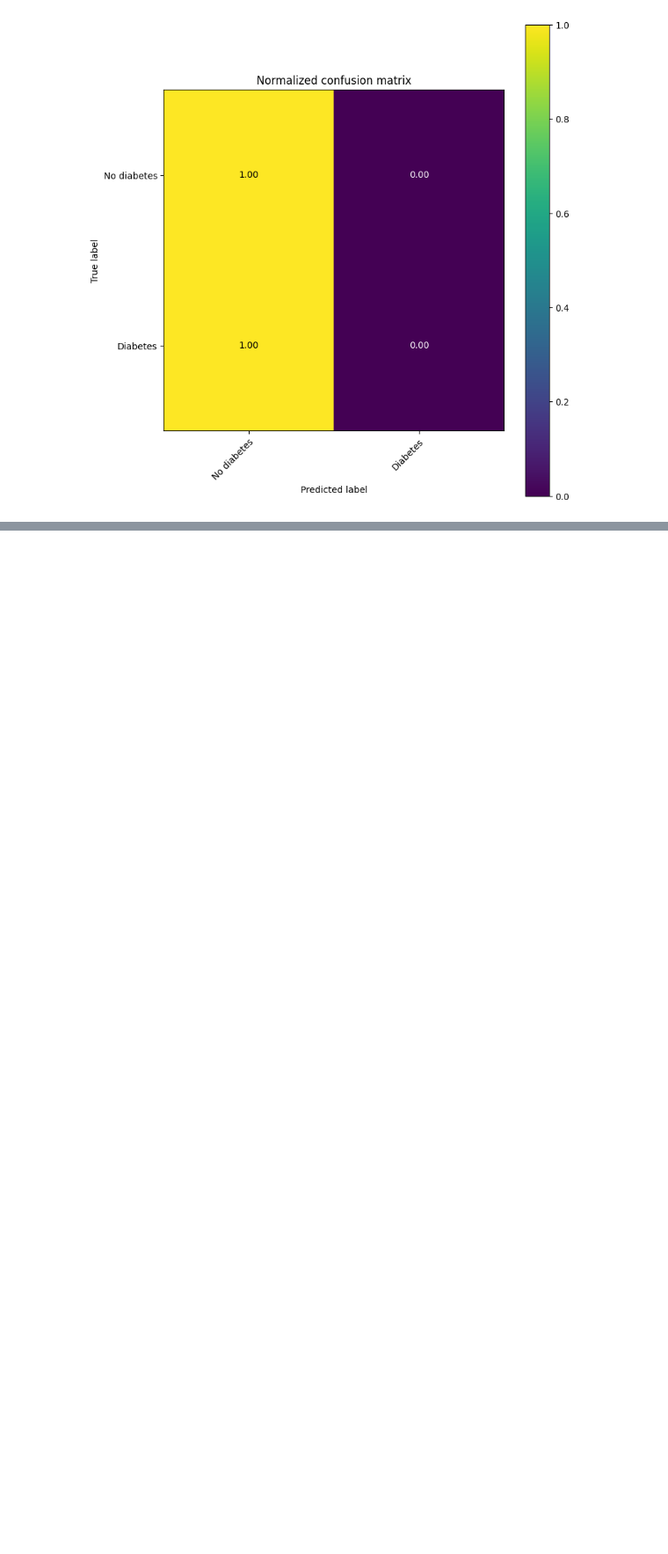
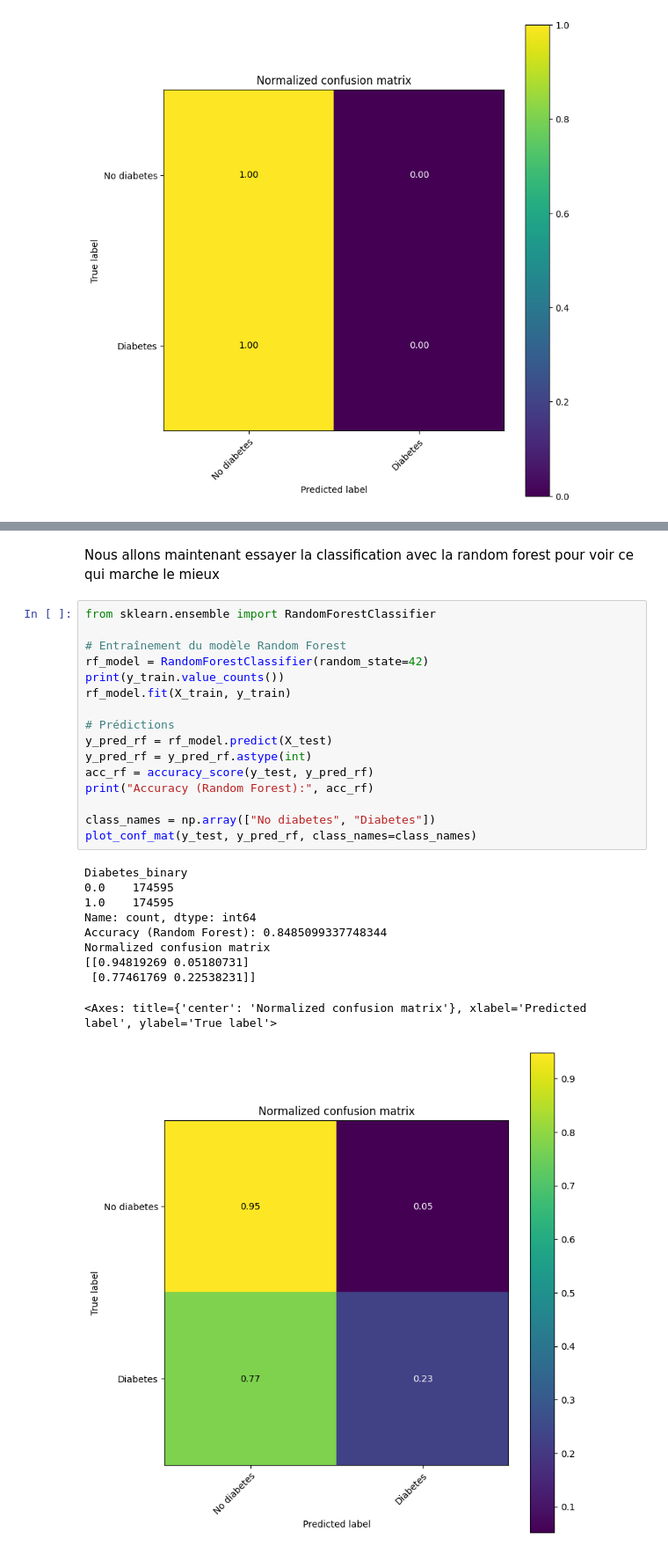
Before and after one commit to alexandrelauret/NET-4550, a Jupyter notebook: codes/3/classification.ipynb, the cells around one changed output, grey strips where cells are left out. Shown at 88% size. Cells and saved outputs as stored; diff of their text form; blank space fills up the shorter version.

Commit message:
Classification complete

```diff
--- a/codes/3/classification.ipynb
+++ b/codes/3/classification.ipynb
@@ -187,0 +244,29 @@ NameError: name 'GridSearchCV' is not defined
+# %% [markdown]
+Nous allons maintenant essayer la classification avec la random forest pour voir ce qui marche le mieux
+# %%
+from sklearn.ensemble import RandomForestClassifier
+
+# Entraînement du modèle Random Forest
+rf_model = RandomForestClassifier(random_state=42)
+print(y_train.value_counts())
+rf_model.fit(X_train, y_train)
+
+# Prédictions
+y_pred_rf = rf_model.predict(X_test)
+y_pred_rf = y_pred_rf.astype(int)
+acc_rf = accuracy_score(y_test, y_pred_rf)
+print("Accuracy (Random Forest):", acc_rf)
+
+class_names = np.array(["No diabetes", "Diabetes"])
+plot_conf_mat(y_test, y_pred_rf, class_names=class_names)
+# %% [output]
+Diabetes_binary
+0.0    174595
+1.0    174595
+Name: count, dtype: int64
+Accuracy (Random Forest): 0.8485099337748344
+Normalized confusion matrix
+[[0.94819269 0.05180731]
+ [0.77461769 0.22538231]]
+<Axes: title={'center': 'Normalized confusion matrix'}, xlabel='Predicted label', ylabel='True label'>
+[figure, added]
```
Also changed, not shown: parts of 6 cells of this notebook.
